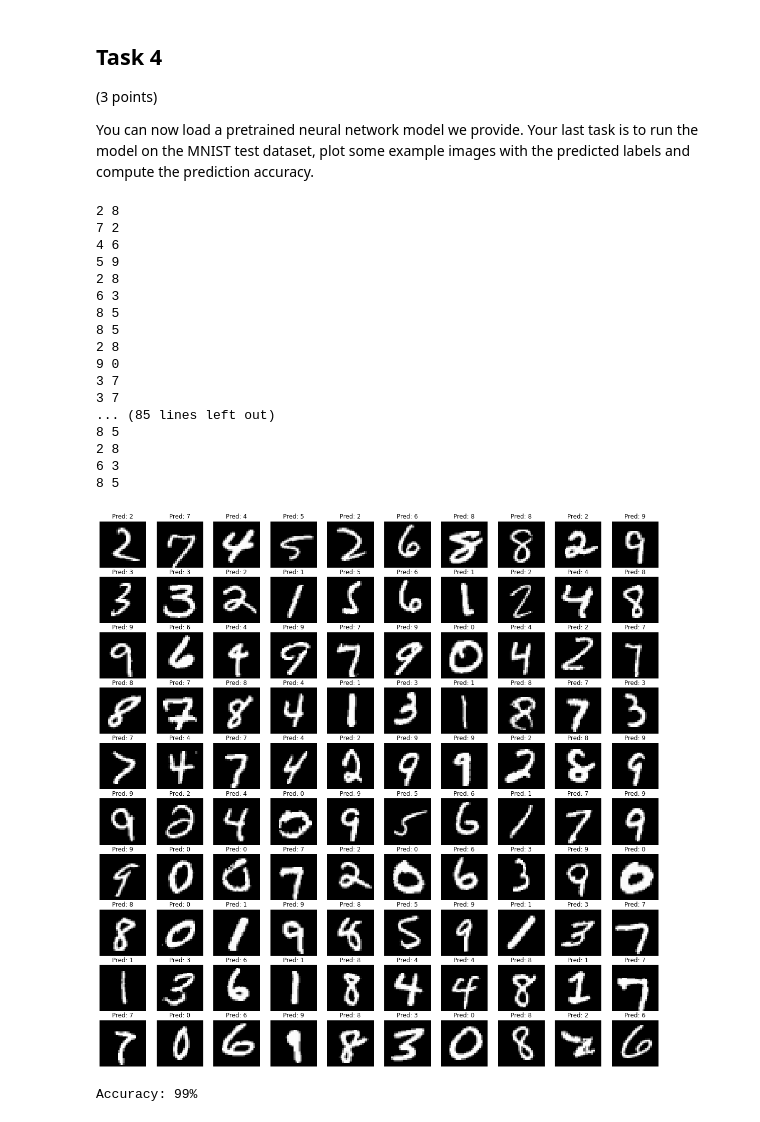
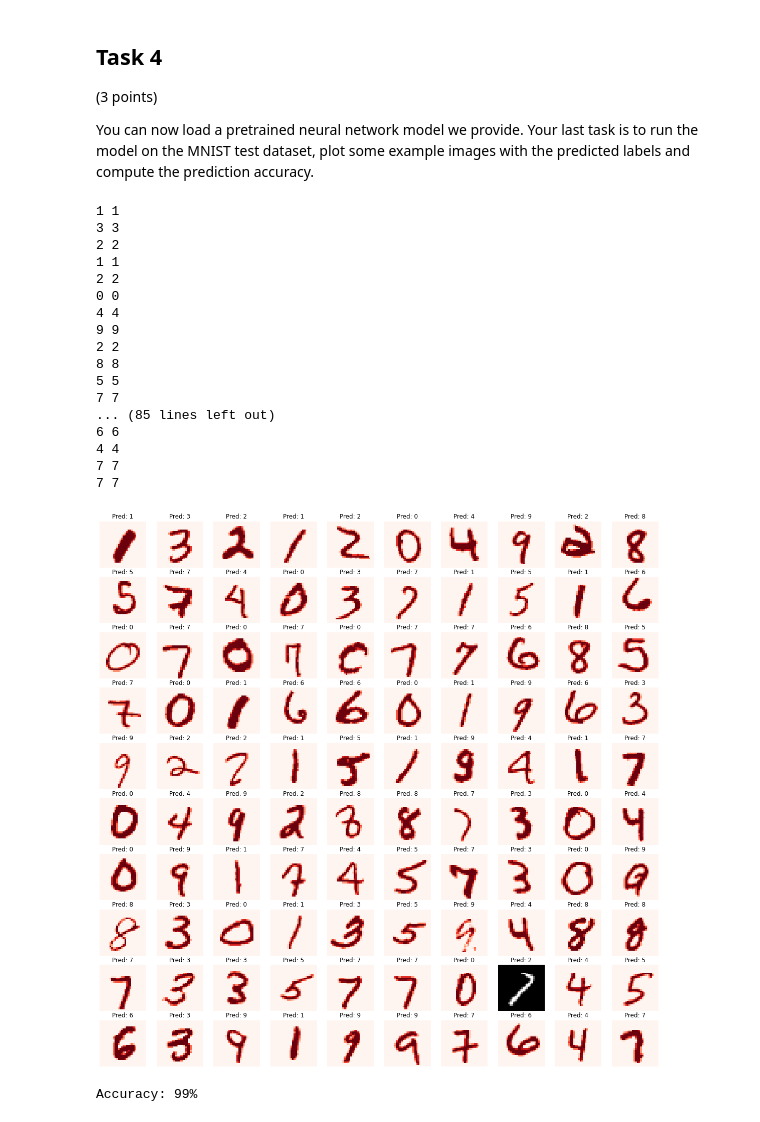
Before and after one commit to MrKty/3dcv-students, a Jupyter notebook: 2.0-tl-pytorch.ipynb, the cells around one changed output. Drawn from its saved outputs; the diff is of its cells as text; code cells hidden in the pictures.

```diff
--- a/2.0-tl-pytorch.ipynb
+++ b/2.0-tl-pytorch.ipynb
@@ -190,8 +186,8 @@ class MNIST:
 
         # TODO: create a list of all subdirectories (named like the classes)
         #       within the dataset root
-        self.class_names = [d for d in os.listdir(root) if os.path.isdir(os.path.join(root, d))]
-
+        #self.class_names = [d for d in os.listdir(root) if os.path.isdir(os.path.join(root, d))]
+        self.class_names = sorted([d for d in os.listdir(root) if os.path.isdir(os.path.join(root, d))], key=int)
         # TODO: create a list of paths to all images
         #       with the ground truth label
         self.image_paths = []
@@ -236,21 +232,6 @@ class MNIST:
 You can now load a pretrained neural network model we provide.
 Your last task is to run the model on the MNIST test dataset, plot some example images with the predicted labels and compute the prediction accuracy.
 # %%
-
-# Function to apply mapping to each tensor in the list
-def replace_tensor_values(tensor_list):
-    # Create a copy of the list to avoid modifying the original list
-    modified_tensors = []
-    mapping = {0: 9, 1: 0, 2: 7, 3: 6, 4: 1, 5: 8, 6: 4, 7: 3, 8: 2, 9: 5}
-
-    for tensor in tensor_list:
-        # Use the mapping to replace values
-        modified_tensor = tensor.clone()  # Clone tensor to avoid in-place changes
-        for original_value, new_value in mapping.items():
-            modified_tensor[modified_tensor == original_value] = new_value
-        modified_tensors.append(modified_tensor)
-
-    return modified_tensors
 
 def validate(model, data_loader):
     # TODO: Create a 10x10 grid of subplots
@@ -264,7 +245,6 @@ def validate(model, data_loader):
         for i, (image, ground_truth) in enumerate(data_loader):
             # TODO: unpack item into image and ground truth
             #       and run network on them
-
             #ground_truth = replace_tensor_values(ground_truth)
             #print(f"Ground truth: {ground_truth.item()}, Image index: {i}")
 
@@ -277,10 +257,10 @@ def validate(model, data_loader):
             #       and add it to correct count
             print(predicted_class.item(), ground_truth[0].item())
             if predicted_class == ground_truth[0]:
-
+                correct += 1
                 cmap = 'Reds'
             else:
-                correct += 1
+
                 cmap = 'gray'
             # plot the first 100 images
             if i < 100:
@@ -298,48 +278,48 @@ def validate(model, data_loader):
 
                 # TODO: show the predicted class next to each image
                 ax.set_title(f'Pred: {predicted_class.item()}')
             elif i == 100:
                 plt.show()
                 break
 
     # TODO: compute and print the prediction accuracy in percent
     accuracy = (1 -correct / len(data_loader)) * 100
     print(f'Accuracy: {accuracy:.0f}%')
 
 
 # create a DataLoader using the implemented MNIST dataset class
 data_loader = torch.utils.data.DataLoader(
     MNIST('data/mnist/testing',
     transform=transforms.Compose([
         transforms.ToTensor(),
         transforms.Normalize((0.1307,), (0.3081,))
     ])),
     batch_size=1, shuffle=True)
 
 # create the neural network
 model = Net()
 
 # load the statedict from 'models/mnist/simple_cnn.pt'
 model.load_state_dict(torch.load('models/mnist/simple_cnn.pt'))
 # validate the model
 validate(model, data_loader)
 # %% [output]
-2 8
-7 2
-4 6
-5 9
-2 8
-6 3
-8 5
-8 5
-2 8
-9 0
-3 7
-3 7
+1 1
+3 3
+2 2
+1 1
+2 2
+0 0
+4 4
+9 9
+2 2
+8 8
+5 5
+7 7
 ... (85 lines left out)
-8 5
-2 8
-6 3
-8 5
+6 6
+4 4
+7 7
+7 7
-[figure, old version]
+[figure, new version]
 Accuracy: 99%
```
Also changed, not shown: parts of 3 cells of this notebook.
